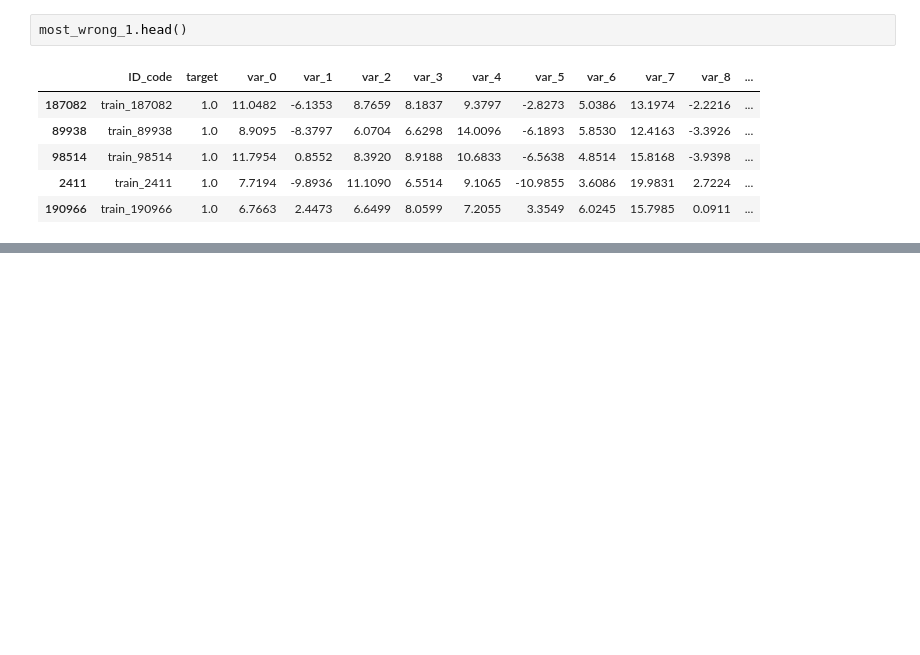
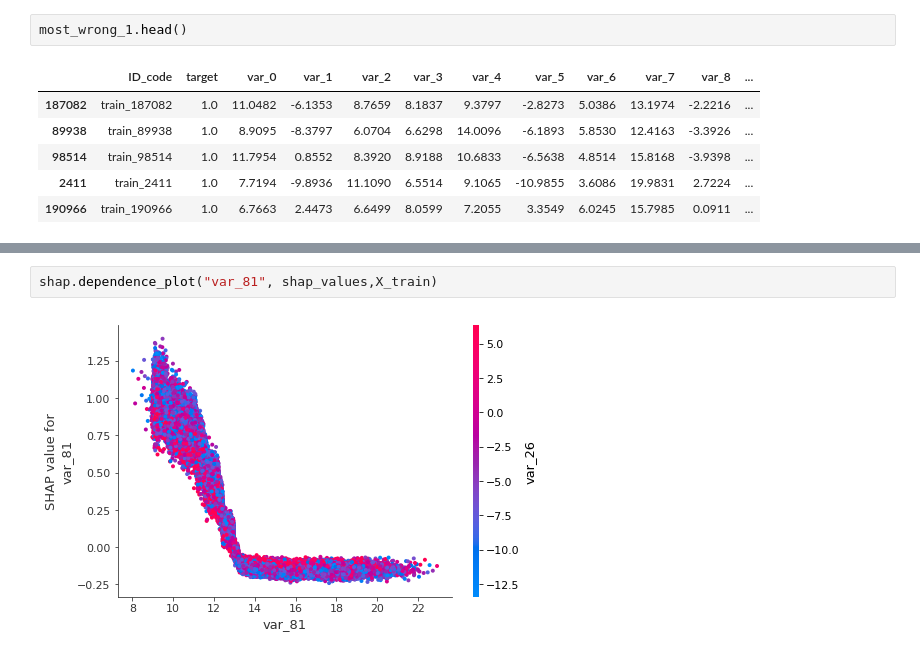
Before and after one commit to qiletan/santander-customer-transaction-prediction, a Jupyter notebook: notebooks/04_lgb_FE.ipynb, the cells around one changed output, grey strips where cells are left out. Drawn from its saved outputs; the diff is of its cells as text; blank space fills up the shorter version.

```diff
--- a/notebooks/04_lgb_FE.ipynb
+++ b/notebooks/04_lgb_FE.ipynb
@@ -297,0 +368,4 @@ most_wrong_1.head()
+# %%
+shap.dependence_plot("var_81", shap_values,X_train)
+# %% [output]
+[figure, added]
```
Also changed, not shown: parts of 15 cells of this notebook.
